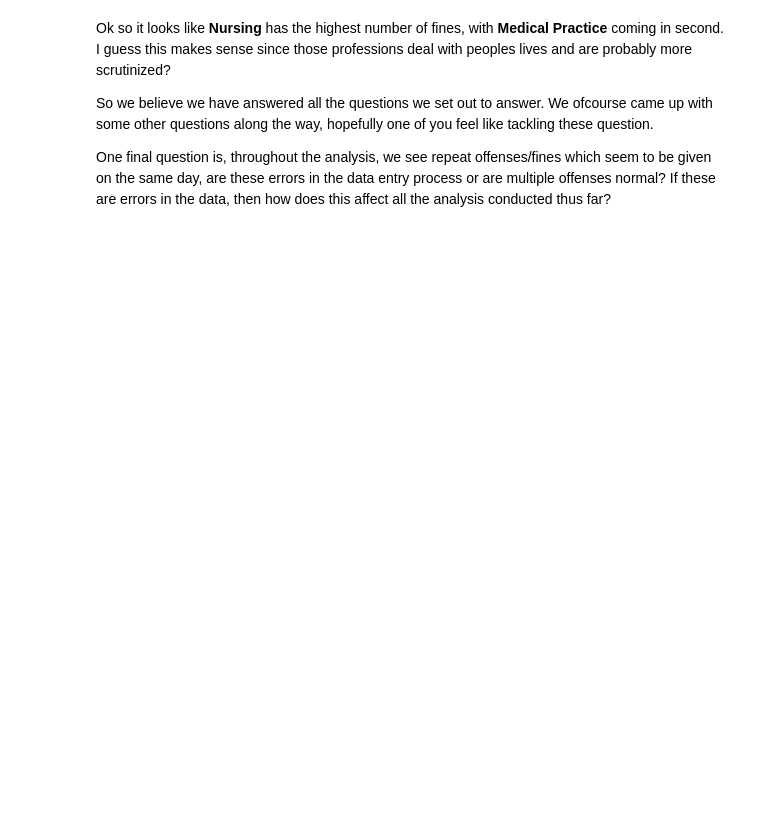
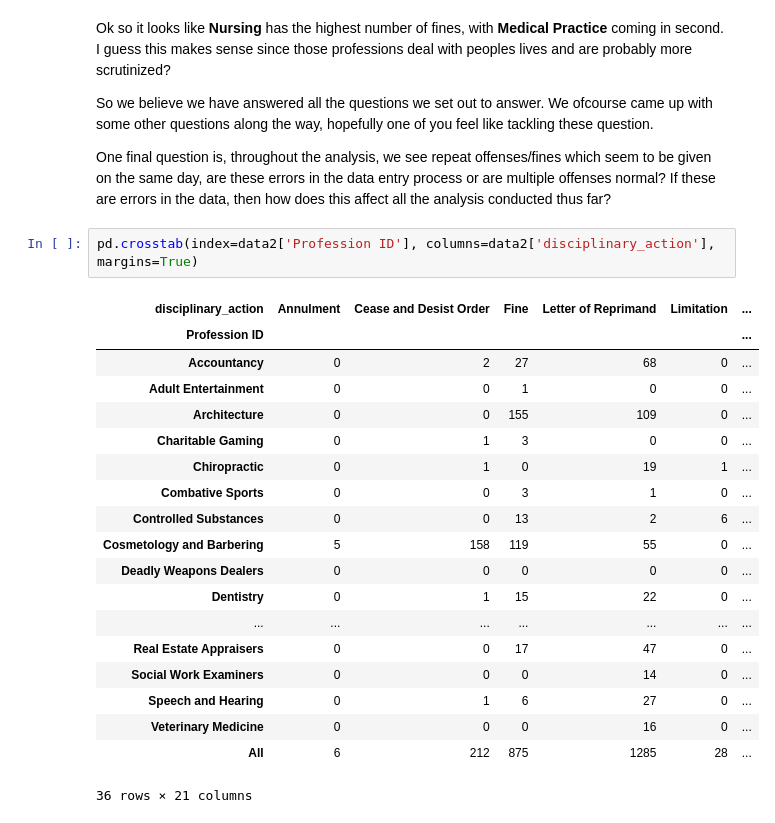
Before and after one commit to seyeadekanye/Disciplinary-Action-ODD, a Jupyter notebook: Disciplinary Action.ipynb, the cells around one changed output. Cells and saved outputs as stored; diff of their text form; blank space fills up the shorter version.

Commit message:
Added Disciplinary Action via upload
Added crosstab analysis

```diff
--- a/Disciplinary Action.ipynb
+++ b/Disciplinary Action.ipynb
@@ -311,3 +313,25 @@ Ok so it looks like **Nursing** has the highest number of fines, with **Medical
 So we believe we have answered all the questions we set out to answer. We ofcourse came up with some other questions along the way, hopefully one of you feel like tackling these question.
 
 One final question is, throughout the analysis, we see repeat offenses/fines which seem to be given on the same day, are these errors in the data entry process or are multiple offenses normal? If these are errors in the data, then how does this affect all the analysis conducted thus far?
+# %%
+pd.crosstab(index=data2['Profession ID'], columns=data2['disciplinary_action'], margins=True)
+# %% [output]
+| disciplinary_action | Annulment | Cease and Desist Order | Fine | Letter of Reprimand | Limitation | ... |
+| Profession ID |  |  |  |  |  | ... |
+| Accountancy | 0 | 2 | 27 | 68 | 0 | ... |
+| Adult Entertainment | 0 | 0 | 1 | 0 | 0 | ... |
+| Architecture | 0 | 0 | 155 | 109 | 0 | ... |
+| Charitable Gaming | 0 | 1 | 3 | 0 | 0 | ... |
+| Chiropractic | 0 | 1 | 0 | 19 | 1 | ... |
+| Combative Sports | 0 | 0 | 3 | 1 | 0 | ... |
+| Controlled Substances | 0 | 0 | 13 | 2 | 6 | ... |
+| Cosmetology and Barbering | 5 | 158 | 119 | 55 | 0 | ... |
+| Deadly Weapons Dealers | 0 | 0 | 0 | 0 | 0 | ... |
+| Dentistry | 0 | 1 | 15 | 22 | 0 | ... |
+| ... | ... | ... | ... | ... | ... | ... |
+| Real Estate Appraisers | 0 | 0 | 17 | 47 | 0 | ... |
+| Social Work Examiners | 0 | 0 | 0 | 14 | 0 | ... |
+| Speech and Hearing | 0 | 1 | 6 | 27 | 0 | ... |
+| Veterinary Medicine | 0 | 0 | 0 | 16 | 0 | ... |
+| All | 6 | 212 | 875 | 1285 | 28 | ... |
+36 rows × 21 columns
```
Also changed, not shown: parts of 1 cell of this notebook.
